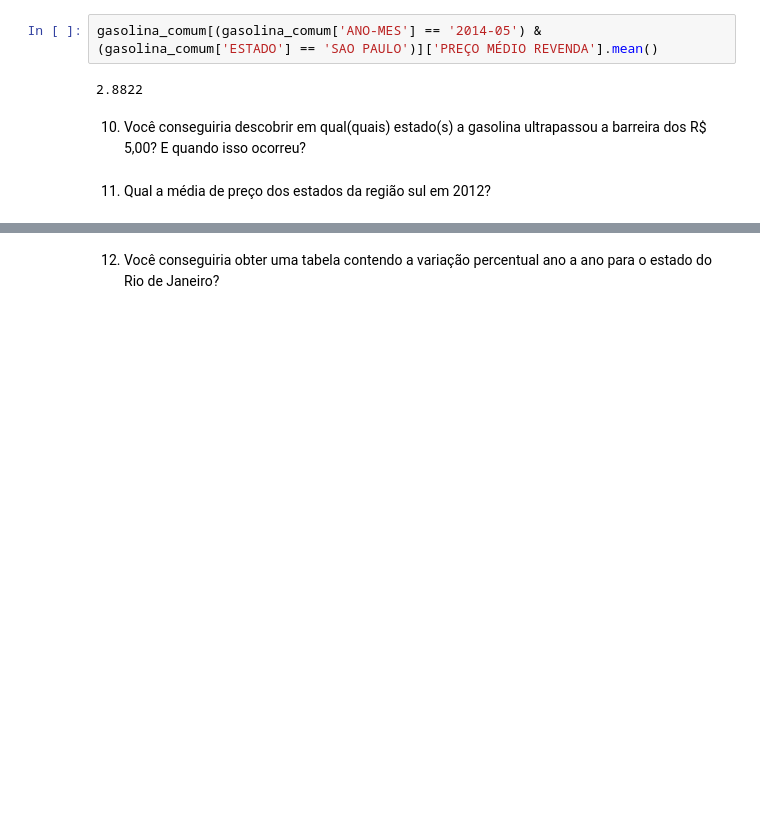
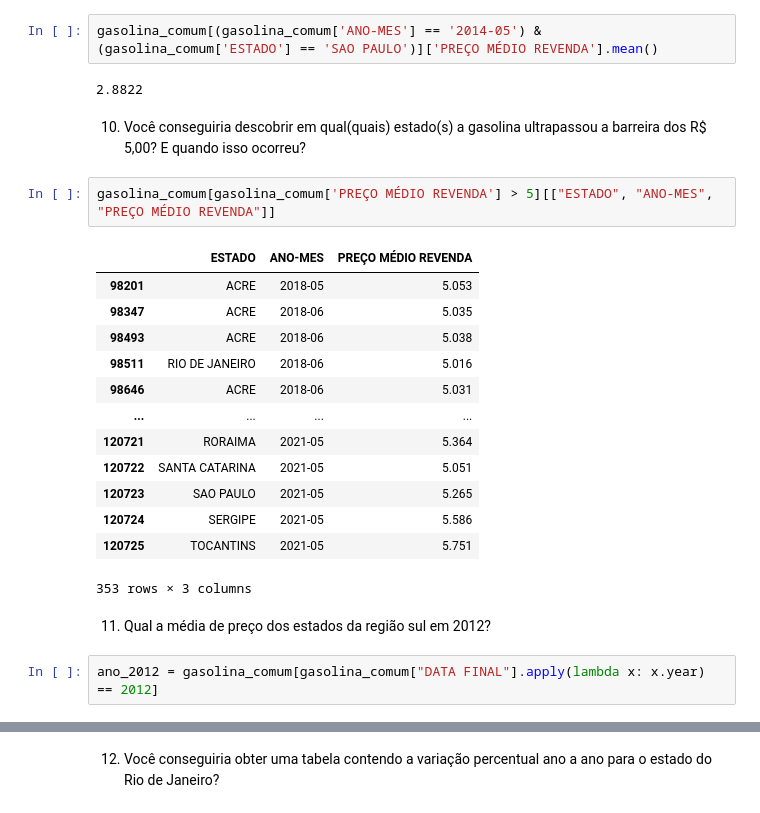
Before and after one commit to danilopinho75/dados-gasolina-pandas, a Jupyter notebook: app.ipynb, the cells around one changed output, grey strips where cells are left out. Drawn from its saved outputs; the diff is of its cells as text; blank space fills up the shorter version.

```diff
--- a/app.ipynb
+++ b/app.ipynb
@@ -138,5 +138,23 @@ gasolina_comum[(gasolina_comum['ANO-MES'] == '2014-05') & (gasolina_comum['ESTAD
 2.8822
 # %% [markdown]
 10. Você conseguiria descobrir em qual(quais) estado(s) a gasolina ultrapassou a barreira dos R$ 5,00? E quando isso ocorreu?
+# %%
+gasolina_comum[gasolina_comum['PREÇO MÉDIO REVENDA'] > 5][["ESTADO", "ANO-MES", "PREÇO MÉDIO REVENDA"]]
+# %% [output]
+|  | ESTADO | ANO-MES | PREÇO MÉDIO REVENDA |
+| 98201 | ACRE | 2018-05 | 5.053 |
+| 98347 | ACRE | 2018-06 | 5.035 |
+| 98493 | ACRE | 2018-06 | 5.038 |
+| 98511 | RIO DE JANEIRO | 2018-06 | 5.016 |
+| 98646 | ACRE | 2018-06 | 5.031 |
+| ... | ... | ... | ... |
+| 120721 | RORAIMA | 2021-05 | 5.364 |
+| 120722 | SANTA CATARINA | 2021-05 | 5.051 |
+| 120723 | SAO PAULO | 2021-05 | 5.265 |
+| 120724 | SERGIPE | 2021-05 | 5.586 |
+| 120725 | TOCANTINS | 2021-05 | 5.751 |
+353 rows × 3 columns
 # %% [markdown]
 11. Qual a média de preço dos estados da região sul em 2012?
+# %%
+ano_2012 = gasolina_comum[gasolina_comum["DATA FINAL"].apply(lambda x: x.year) == 2012]
```
Also changed, not shown: parts of 5 cells of this notebook.
